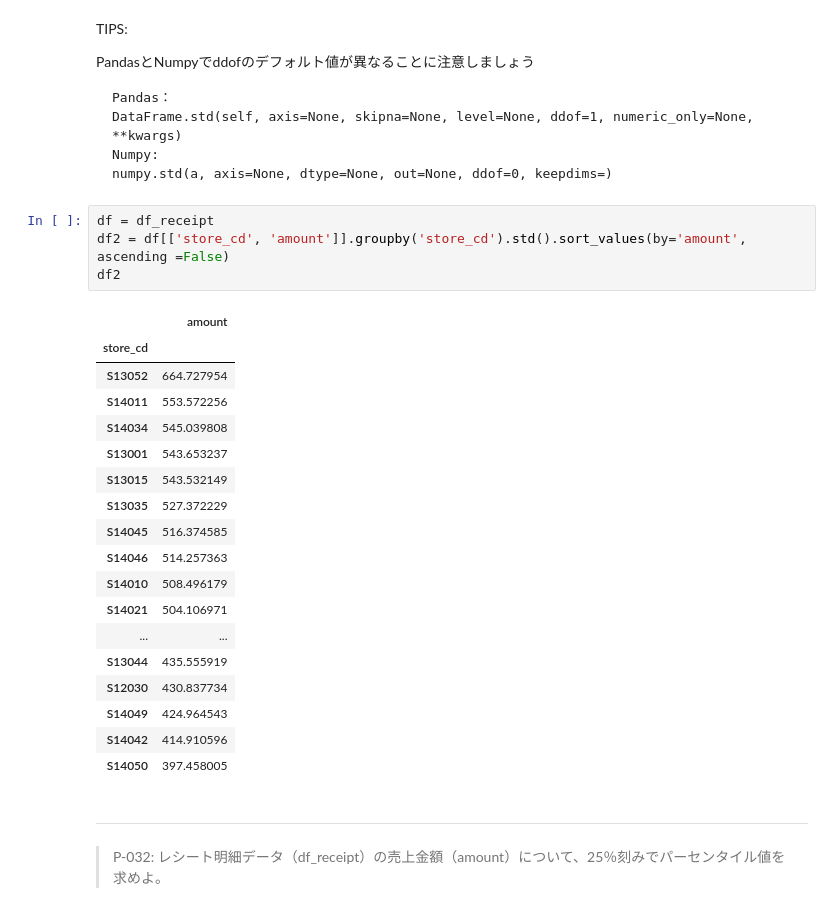
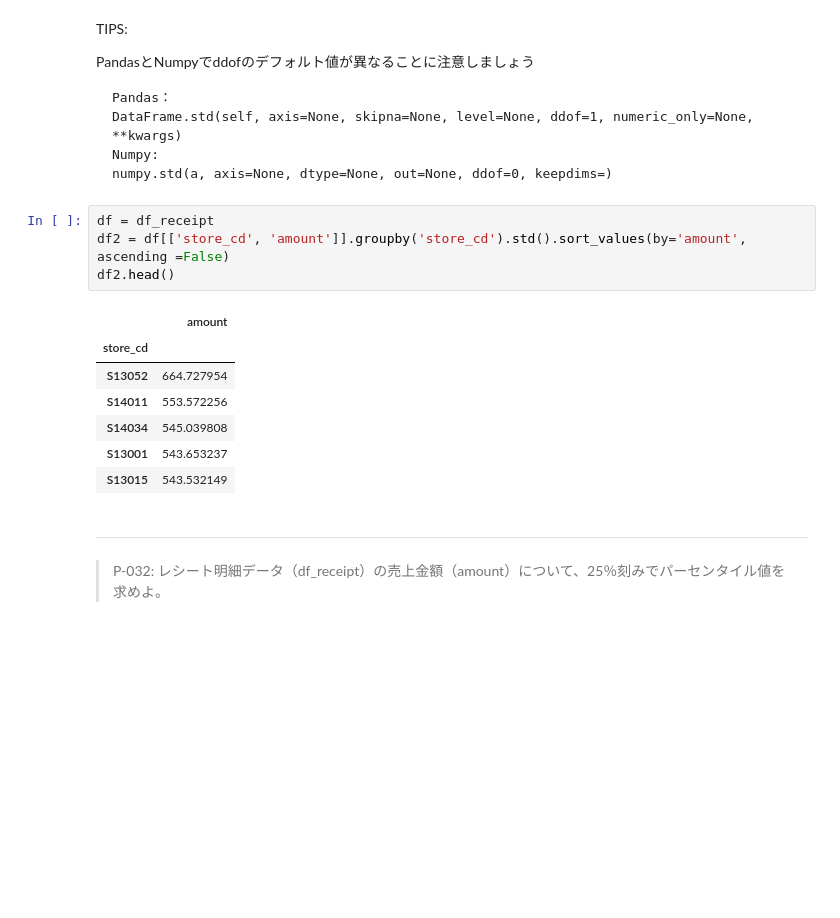
Before and after one commit to YoshiakiAsahara/for-intern, a Jupyter notebook: インターン課題.ipynb, the cells around one changed output. Cells and saved outputs as stored; diff of their text form; blank space fills up the shorter version.

```diff
--- a/インターン課題.ipynb
+++ b/インターン課題.ipynb
@@ -747,26 +716,15 @@ numpy.std(a, axis=None, dtype=None, out=None, ddof=0, keepdims=)
 # %%
 df = df_receipt
 df2 = df[['store_cd', 'amount']].groupby('store_cd').std().sort_values(by='amount', ascending =False)
-df2
+df2.head()
 # %% [output]
 |  | amount |
 | store_cd |  |
 | S13052 | 664.727954 |
 | S14011 | 553.572256 |
 | S14034 | 545.039808 |
 | S13001 | 543.653237 |
 | S13015 | 543.532149 |
-| S13035 | 527.372229 |
-| S14045 | 516.374585 |
-| S14046 | 514.257363 |
-| S14010 | 508.496179 |
-| S14021 | 504.106971 |
-| ... | ... |
-| S13044 | 435.555919 |
-| S12030 | 430.837734 |
-| S14049 | 424.964543 |
-| S14042 | 414.910596 |
-| S14050 | 397.458005 |
 # %% [markdown]
 ---
 > P-032: レシート明細データ（df_receipt）の売上金額（amount）について、25％刻みでパーセンタイル値を求めよ。
```
Also changed, not shown: parts of 8 cells of this notebook.
